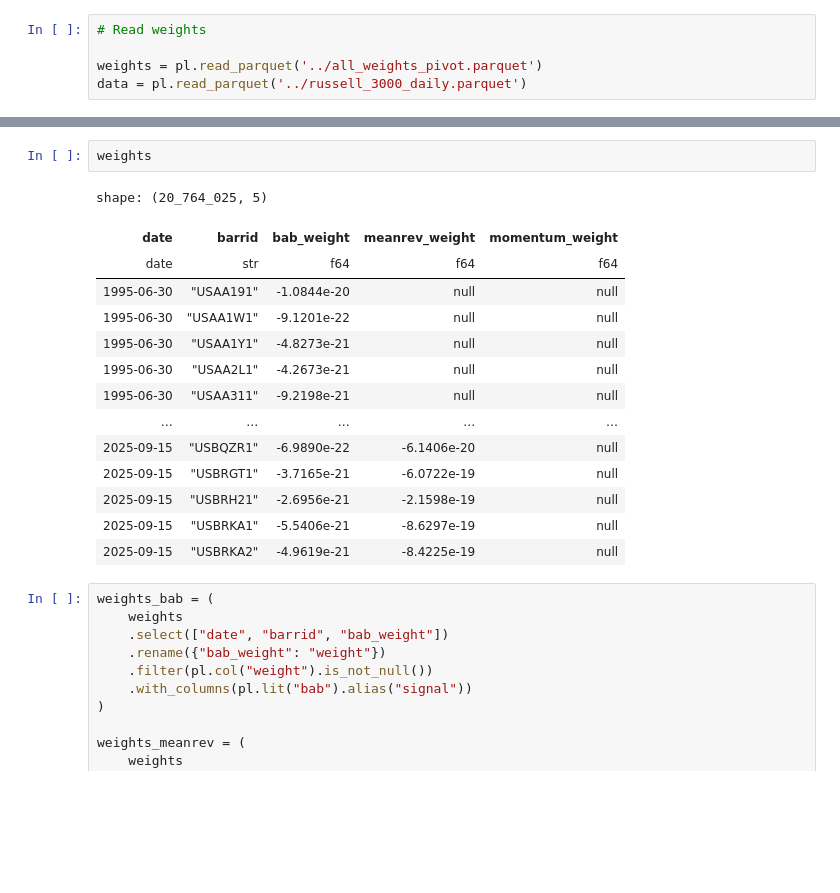
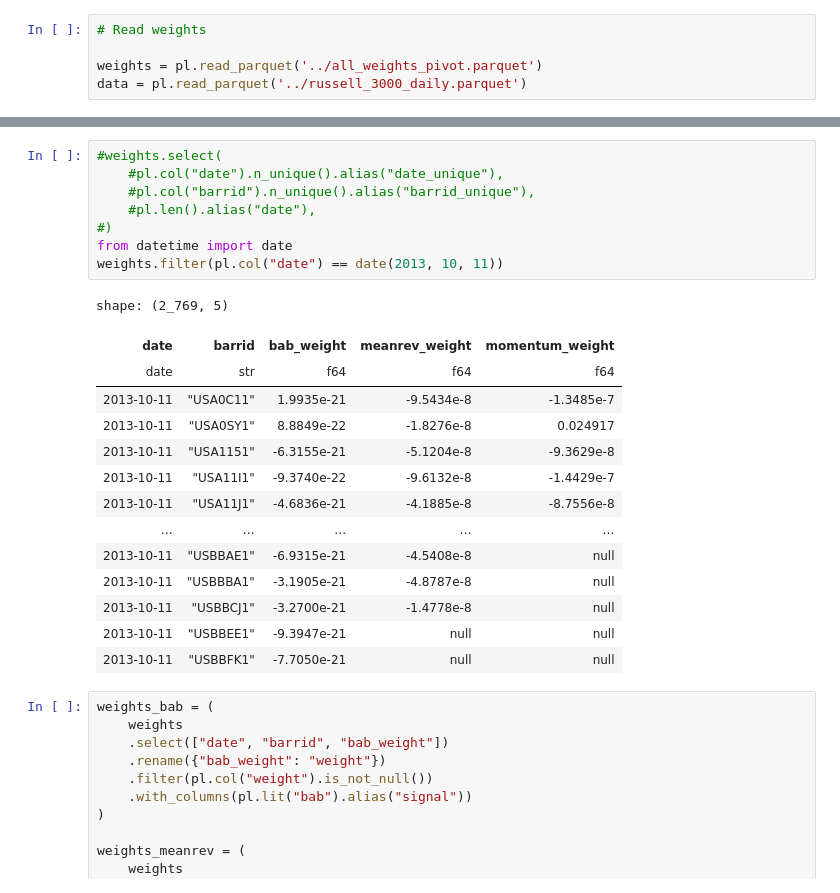
Before and after one commit to xylr11/orthogonal-alphas, a Jupyter notebook: equalWeight/eqWt.ipynb, the cells around one changed output, grey strips where cells are left out. Cells and saved outputs as stored; diff of their text form; blank space fills up the shorter version.

```diff
--- a/equalWeight/eqWt.ipynb
+++ b/equalWeight/eqWt.ipynb
@@ -27,22 +27,28 @@ shape: (22_363_472, 12)
 | 2025-09-12 | "USBRKA2" | "GLIBA" | 36.17 | -2.3752 | -0.733 | 21.942939 | 0.257401 | 0.328961 | ... |
 | 2025-09-15 | "USBRKA2" | "GLIBA" | 35.72 | -1.2441 | -0.794 | 21.781675 | 0.252982 | 0.331983 | ... |
 # %%
-weights
+#weights.select(
+    #pl.col("date").n_unique().alias("date_unique"),
+    #pl.col("barrid").n_unique().alias("barrid_unique"),
+    #pl.len().alias("date"),
+#)
+from datetime import date
+weights.filter(pl.col("date") == date(2013, 10, 11))
 # %% [output]
-shape: (20_764_025, 5)
+shape: (2_769, 5)
 | date | barrid | bab_weight | meanrev_weight | momentum_weight |
 | date | str | f64 | f64 | f64 |
-| 1995-06-30 | "USAA191" | -1.0844e-20 | null | null |
-| 1995-06-30 | "USAA1W1" | -9.1201e-22 | null | null |
-| 1995-06-30 | "USAA1Y1" | -4.8273e-21 | null | null |
-| 1995-06-30 | "USAA2L1" | -4.2673e-21 | null | null |
-| 1995-06-30 | "USAA311" | -9.2198e-21 | null | null |
+| 2013-10-11 | "USA0C11" | 1.9935e-21 | -9.5434e-8 | -1.3485e-7 |
+| 2013-10-11 | "USA0SY1" | 8.8849e-22 | -1.8276e-8 | 0.024917 |
+| 2013-10-11 | "USA1151" | -6.3155e-21 | -5.1204e-8 | -9.3629e-8 |
+| 2013-10-11 | "USA11I1" | -9.3740e-22 | -9.6132e-8 | -1.4429e-7 |
+| 2013-10-11 | "USA11J1" | -4.6836e-21 | -4.1885e-8 | -8.7556e-8 |
 | … | … | … | … | … |
-| 2025-09-15 | "USBQZR1" | -6.9890e-22 | -6.1406e-20 | null |
-| 2025-09-15 | "USBRGT1" | -3.7165e-21 | -6.0722e-19 | null |
-| 2025-09-15 | "USBRH21" | -2.6956e-21 | -2.1598e-19 | null |
-| 2025-09-15 | "USBRKA1" | -5.5406e-21 | -8.6297e-19 | null |
-| 2025-09-15 | "USBRKA2" | -4.9619e-21 | -8.4225e-19 | null |
+| 2013-10-11 | "USBBAE1" | -6.9315e-21 | -4.5408e-8 | null |
+| 2013-10-11 | "USBBBA1" | -3.1905e-21 | -4.8787e-8 | null |
+| 2013-10-11 | "USBBCJ1" | -3.2700e-21 | -1.4778e-8 | null |
+| 2013-10-11 | "USBBEE1" | -9.3947e-21 | null | null |
+| 2013-10-11 | "USBBFK1" | -7.7050e-21 | null | null |
 # %%
 weights_bab = (
     weights
```
Also changed, not shown: parts of 5 cells of this notebook, 1 other file.
